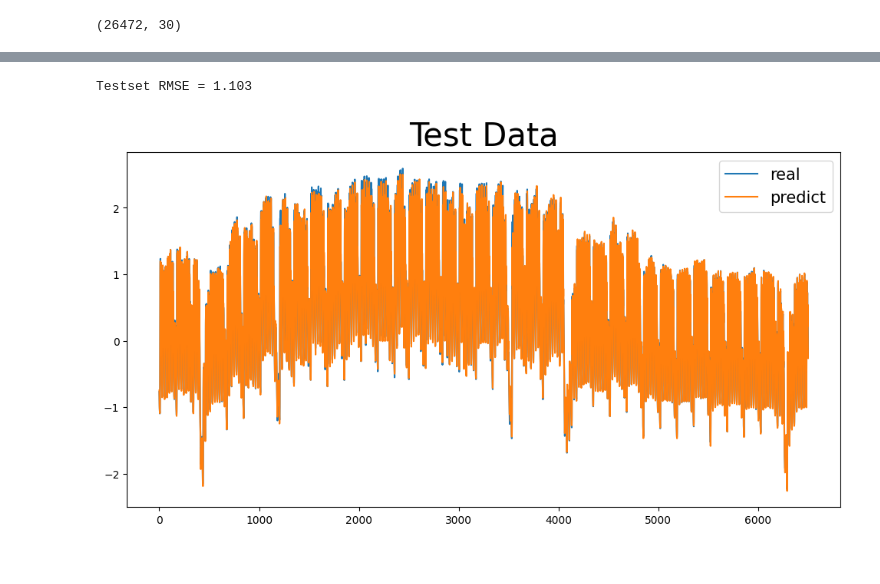
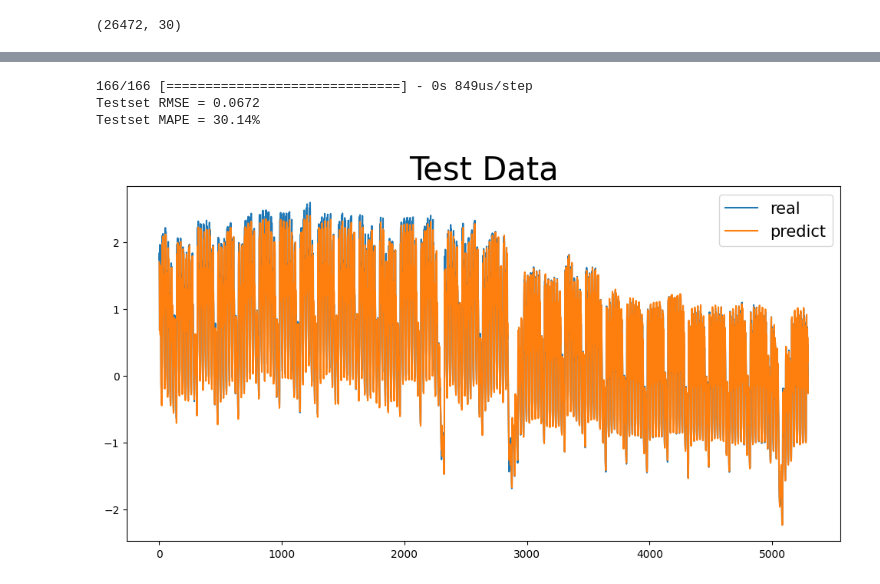
Before and after one commit to John-Chen92/Electricity_Load_Forecast, a Jupyter notebook: Lstm.ipynb, the cells around one changed output, grey strips where cells are left out. Cells and saved outputs as stored; diff of their text form; code cells hidden in the pictures.

```diff
--- a/Lstm.ipynb
+++ b/Lstm.ipynb
@@ -68,8 +68,12 @@ print(data.shape)
 (26472, 30)
 # %%
 m_all = len(data) # 数据集总行数
-m_test = 271*24 # 测试集数量
-m_train = m_all - m_test # 训练集数量
+# 由于数据是按照时间顺序排列的，所以不能随机划分训练集、验证集和测试集
+# 测试集取最后20%的数据，验证集取中间20%的数据，训练集取前面的数据
+
+m_test = int(0.2*m_all) # 测试集数量
+m_valid = int(0.2*m_all) # 验证集数量
+m_train = m_all - m_test - m_valid# 训练集数量
 d = len(data[0])-1 # X的维数
 
 X = data[:,1:] # 特征数据
@@ -79,7 +83,6 @@ Y = data[:,0]  # 标签数据
 # 验证输入输出的维数是否正确
 print(X.shape)
 print(Y.shape)
-print(Y)
 # %% [output]
 (26472, 29)
 (26472,)
@@ -88,12 +89,16 @@ print(Y)
 # %%
 # 将数据集划分为测试集和验证集
 X_train = X[:m_train].T
-X_test = X[m_train:].T
+X_valid = X[m_train:m_train+m_valid].T
+X_test = X[m_train+m_valid:].T
 y_train = Y[:m_train]
-y_test = Y[m_train:]
+y_valid = Y[m_train:m_train+m_valid]
+y_test = Y[m_train+m_valid:]
 # 查看测试集和验证集的大小
 print("X_train shape:", X_train.shape)
+print("X_valid shape:", X_valid.shape)
 print("X_test shape:", X_test.shape)
 print("y_train shape:", y_train.shape)
+print("y_valid shape:", y_valid.shape)
 print("y_test shape:", y_test.shape)
 # %% [output]
@@ -243,20 +199,26 @@ Trainset RMSE = 0.030
 # %%
 #在测试集上的预测
-y_test_predict=yhat
+y_test_predict=model.predict(test_X)
 y_test_predict=y_test_predict[:,0]
 # 计算测试集上的RMSE
 e_test = y_test_predict - y_test  # 误差，预测值减去真实值
-mse_test = np.dot(e_test, e_test.T) / 19  # 计算均方误差
+mse_test = np.dot(e_test, e_test.T) / m_test  # 计算均方误差
 rmse_test = np.sqrt(mse_test)  # 计算均方根误差
-print(f'Testset RMSE = {rmse_test.item(0):.3f}')  # 打印均方根误差，保留三位小数
+print(f'Testset RMSE = {rmse_test.item(0):.4f}')  # 打印均方根误差，保留三位小数
+
+# 计算测试集上的MAPE
+mape_test = np.mean(np.abs(e_test / y_test)) * 100
+print(f'Testset MAPE = {mape_test:.2f}%')  # 打印MAPE，保留三位小数
 
 # 画出预测值和真实值的对比图
 draw=pd.concat([pd.DataFrame(y_test),pd.DataFrame(y_test_predict.reshape(-1,1))],axis=1)  # 将y_test和y_test_predict按列合并
 draw.iloc[:,0].plot(figsize=(12,6))  # 画出真实值的曲线
 draw.iloc[:,1].plot(figsize=(12,6))  # 画出预测值的曲线
 plt.legend(('real', 'predict'),loc='upper right',fontsize='15')  # 添加图例
 plt.title("Test Data",fontsize='30')  # 添加标题# 训练集上的结果对比
 plt.show()  # 展示图像
 # %% [output]
-Testset RMSE = 1.103
+166/166 [==============================] - 0s 849us/step
+Testset RMSE = 0.0672
+Testset MAPE = 30.14%
-[figure, old version]
+[figure, new version]
```
Also changed, not shown: parts of 5 cells of this notebook, 2 other files.
